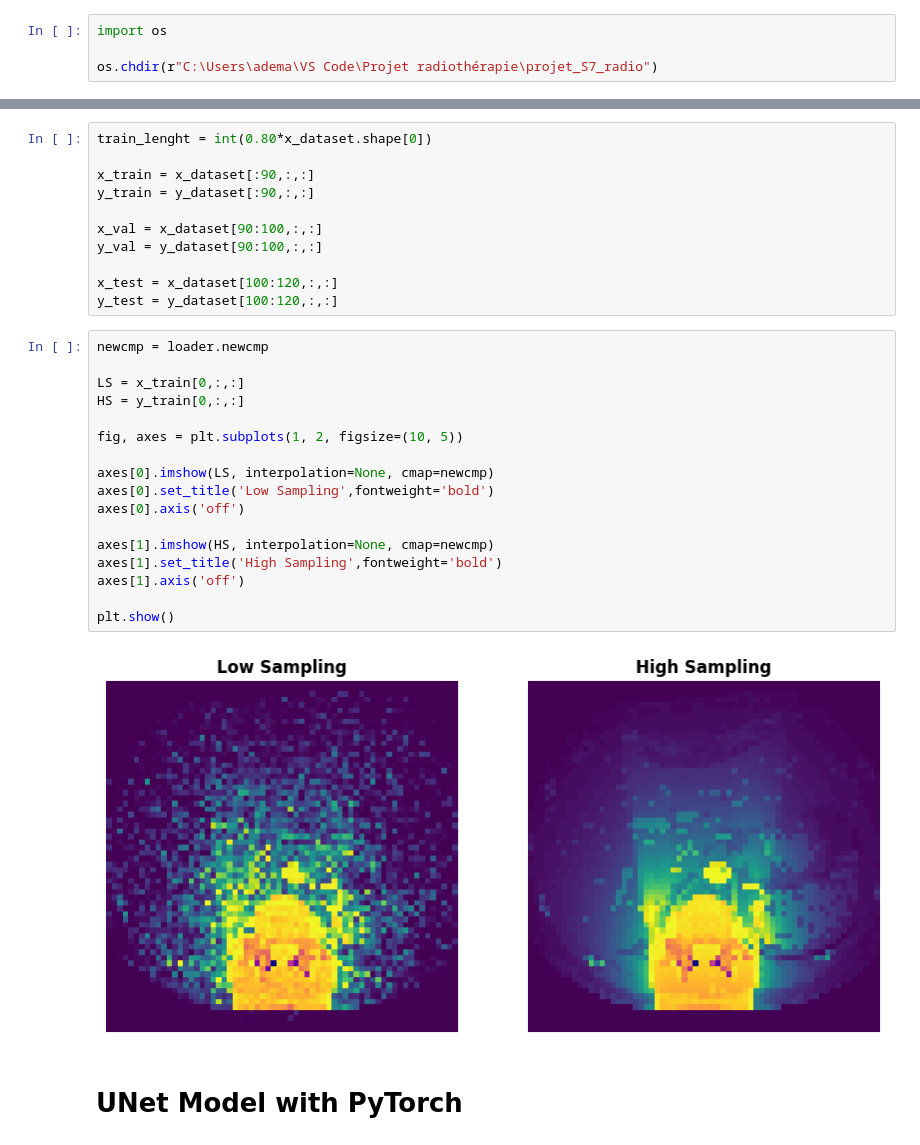
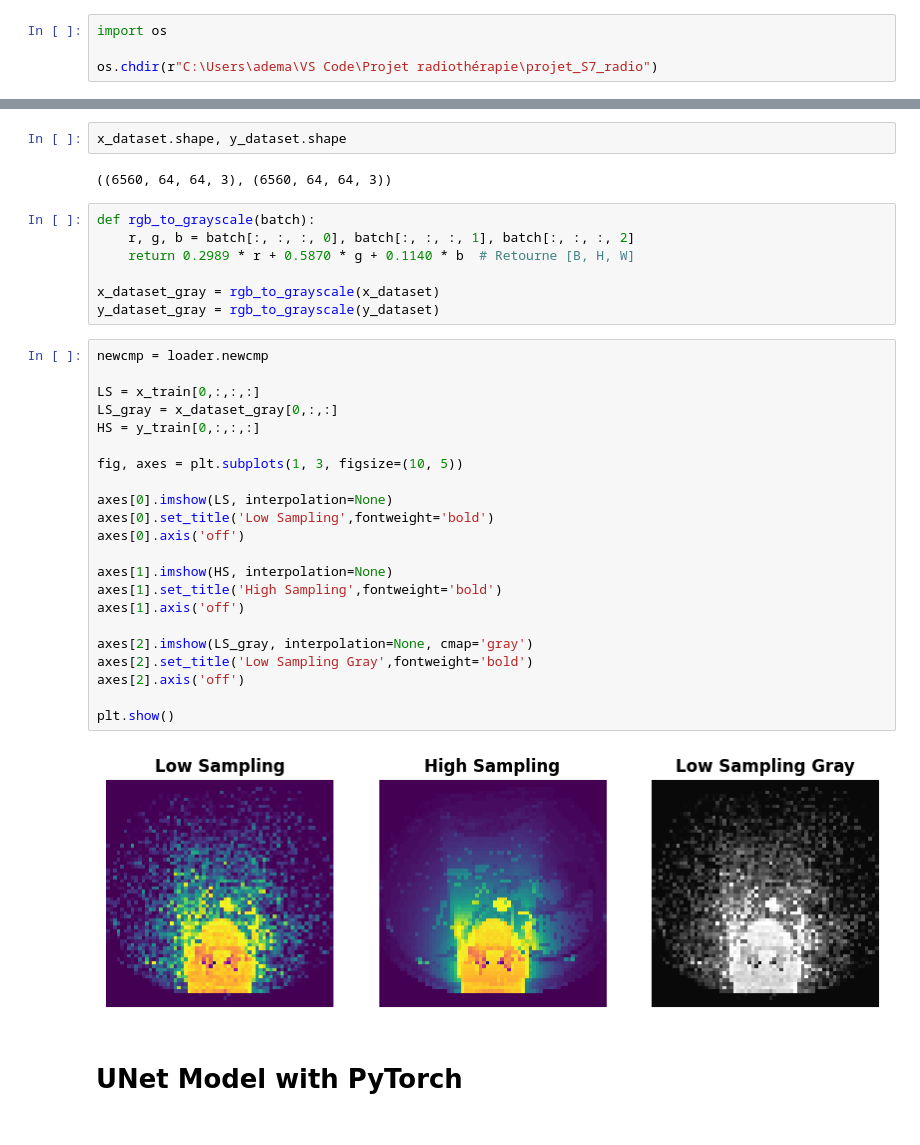
Before and after one commit to dreyze34/projet_S7_radio, a Jupyter notebook: ApplicationsUNet/UNet LS-HS/LS-HS model.ipynb, the cells around one changed output, grey strips where cells are left out. Drawn from its saved outputs; the diff is of its cells as text.

Commit message:
conversion des images en niveaux de gris + calcul du PSNR moyen

```diff
--- a/ApplicationsUNet/UNet LS-HS/LS-HS model.ipynb
+++ b/ApplicationsUNet/UNet LS-HS/LS-HS model.ipynb
@@ -47,36 +49,41 @@ sample_5936 chargé avec succès.
 sample_5937 chargé avec succès.
 sample_5938 chargé avec succès.
 sample_5939 chargé avec succès.
-# %%
-train_lenght = int(0.80*x_dataset.shape[0])
-
-x_train = x_dataset[:90,:,:]
-y_train = y_dataset[:90,:,:]
-
-x_val = x_dataset[90:100,:,:]
-y_val = y_dataset[90:100,:,:]
-
-x_test = x_dataset[100:120,:,:]
-y_test = y_dataset[100:120,:,:]
+# %%
+x_dataset.shape, y_dataset.shape
+# %% [output]
+((6560, 64, 64, 3), (6560, 64, 64, 3))
+# %%
+def rgb_to_grayscale(batch):
+    r, g, b = batch[:, :, :, 0], batch[:, :, :, 1], batch[:, :, :, 2]
+    return 0.2989 * r + 0.5870 * g + 0.1140 * b  # Retourne [B, H, W]
+
+x_dataset_gray = rgb_to_grayscale(x_dataset)
+y_dataset_gray = rgb_to_grayscale(y_dataset)
 # %%
 newcmp = loader.newcmp
 
-LS = x_train[0,:,:]
-HS = y_train[0,:,:]
+LS = x_train[0,:,:,:]
+LS_gray = x_dataset_gray[0,:,:]
+HS = y_train[0,:,:,:]
 
-fig, axes = plt.subplots(1, 2, figsize=(10, 5))
+fig, axes = plt.subplots(1, 3, figsize=(10, 5))
 
-axes[0].imshow(LS, interpolation=None, cmap=newcmp)
+axes[0].imshow(LS, interpolation=None)
 axes[0].set_title('Low Sampling',fontweight='bold')
 axes[0].axis('off')
 
-axes[1].imshow(HS, interpolation=None, cmap=newcmp)
+axes[1].imshow(HS, interpolation=None)
 axes[1].set_title('High Sampling',fontweight='bold')
 axes[1].axis('off')
 
+axes[2].imshow(LS_gray, interpolation=None, cmap='gray')
+axes[2].set_title('Low Sampling Gray',fontweight='bold')
+axes[2].axis('off')
+
 plt.show()
 # %% [output]
-[figure, old version]
+[figure, new version]
 # %% [markdown]
 # UNet Model with PyTorch
 # %%
```
Also changed, not shown: parts of 8 cells of this notebook, 1 other file.
